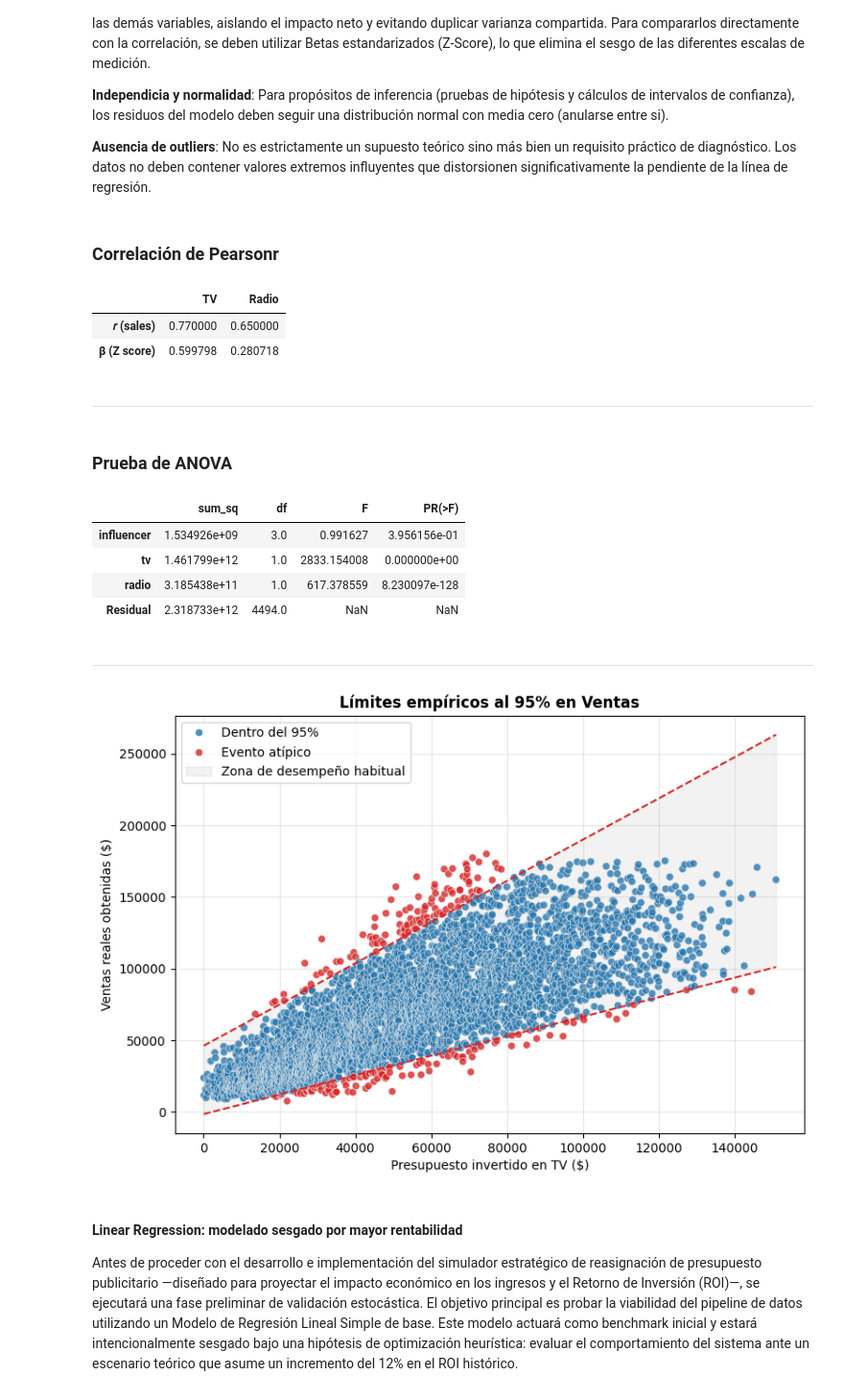
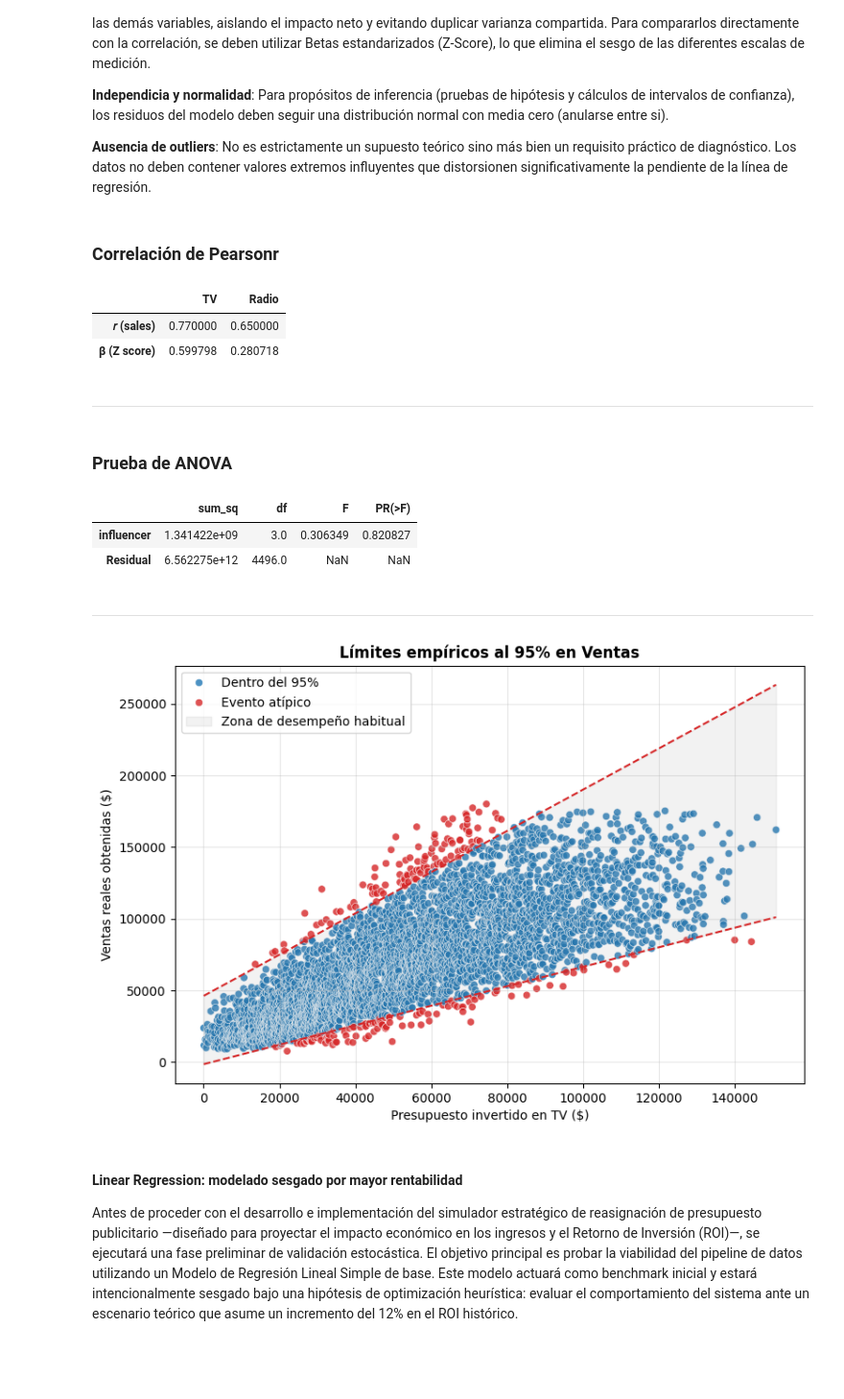
Before and after one commit to genagithub/proyecto-2, a Jupyter notebook: mmm_product.ipynb, the cells around one changed output. Shown at 96% size. Drawn from its saved outputs; the diff is of its cells as text; code cells hidden in the pictures; blank space fills up the shorter version.

```diff
--- a/mmm_product.ipynb
+++ b/mmm_product.ipynb
@@ -122,7 +121,7 @@ display(Markdown("### Correlación de Pearsonr"))
 display(df_measures)
 display(Markdown("-" * 70))
 
-model2 = smf.ols("sales ~ tv + radio + influencer", data=df).fit()
+model2 = smf.ols("sales ~ influencer", data=df).fit()
 anova_table = sm.stats.anova_lm(model2, typ=2)
 
 display(Markdown("### Prueba de ANOVA"))
@@ -134,39 +133,37 @@ y_data = df["sales"]
 df_temp = pd.DataFrame({"TV": x_data, "Sales": y_data}).sort_values(by="TV")
 
 low_quantile = smf.quantreg("Sales ~ TV", df_temp).fit(q=0.025, max_iter=5000, method="asdf")
 high_quantile = smf.quantreg("Sales ~ TV", df_temp).fit(q=0.975, max_iter=5000, method="asdf")
 
 df_temp["limit_inf"] = low_quantile.predict(df_temp)
 df_temp["limit_sup"] = high_quantile.predict(df_temp)
 
 out_values = (df_temp["Sales"] < df_temp["limit_inf"]) | (df_temp["Sales"] > df_temp["limit_sup"])
 df_temp["Status"] = "Dentro del 95%"
 df_temp.loc[out_values, "Status"] = "Evento atípico"
 
 plt.figure(figsize=(9, 6))
 sns.scatterplot( data=df_temp, x="TV", y="Sales", hue="Status", palette={"Dentro del 95%": "#1f77b4", "Evento atípico": "#d62728", }, alpha=0.8)
 plt.plot(df_temp["TV"], df_temp["limit_sup"],color="#d62728", linestyle="--")
 plt.plot(df_temp["TV"], df_temp["limit_inf"],color="#d62728", linestyle="--")
 plt.fill_between(df_temp["TV"], df_temp["limit_inf"], df_temp["limit_sup"], color="gray", alpha=0.1, label="Zona de desempeño habitual",)
 plt.title("Límites empíricos al 95% en Ventas", fontsize=12, fontweight="bold")
 plt.xlabel("Presupuesto invertido en TV ($)", fontsize=10)
 plt.ylabel("Ventas reales obtenidas ($)", fontsize=10)
 plt.legend(loc="upper left")
 plt.grid(True, alpha=0.3)
 plt.show()
 # %% [output]
 ### Correlación de Pearsonr
 |  | TV | Radio |
 | 𝑟 (sales) | 0.770000 | 0.650000 |
 | β (Z score) | 0.599798 | 0.280718 |
---------------------------------------------------------------------------------
+----------------------------------------------------------------------
 ### Prueba de ANOVA
 |  | sum_sq | df | F | PR(>F) |
-| influencer | 1.534926e+09 | 3.0 | 0.991627 | 3.956156e-01 |
-| tv | 1.461799e+12 | 1.0 | 2833.154008 | 0.000000e+00 |
-| radio | 3.185438e+11 | 1.0 | 617.378559 | 8.230097e-128 |
-| Residual | 2.318733e+12 | 4494.0 | NaN | NaN |
+| influencer | 1.341422e+09 | 3.0 | 0.306349 | 0.820827 |
+| Residual | 6.562275e+12 | 4496.0 | NaN | NaN |
---------------------------------------------------------------------------------
+----------------------------------------------------------------------
 [figure]
 # %% [markdown]
 #### Linear Regression: modelado sesgado por mayor rentabilidad
```
Also changed, not shown: parts of 2 cells of this notebook.
